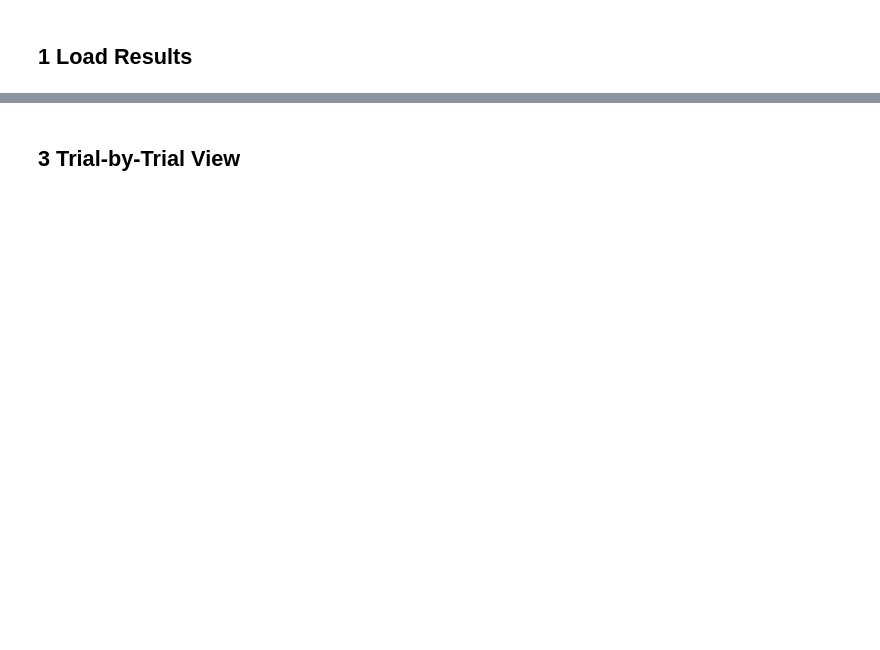
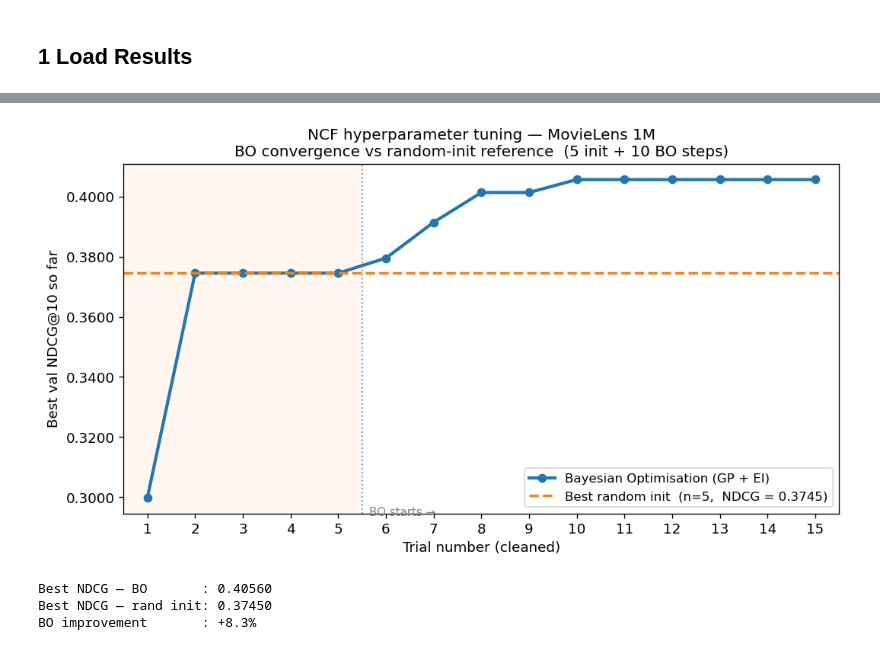
Before and after one commit to ricardo-pc/Bayesian-Optimization-for-ML, a Jupyter notebook: notebooks/01_ncf_bo.ipynb, the cells around one changed output, grey strips where cells are left out. Saved outputs shown, nothing was run; the diff lists cells and outputs as text; code cells hidden in the pictures; blank space fills up the shorter version.

```diff
--- a/notebooks/01_ncf_bo.ipynb
+++ b/notebooks/01_ncf_bo.ipynb
@@ -104,33 +196,46 @@ Best NDCG@10 observed so far vs trial number — the main comparison figure.
 # %%
-n = min(len(bo_df), len(rs_df), len(grid_df))
-trials = np.arange(1, n + 1)
+trials      = bo_df["trial_clean"].values
+best_so_far = bo_df["best_so_far"].values
 
 fig, ax = plt.subplots(figsize=(9, 5))
 
-ax.plot(trials, bo_df["best_so_far"].values[:n],
-        color="tab:blue",  lw=2.5, label="Bayesian Optimisation (GP + EI)")
-ax.plot(trials, rs_df["best_so_far"].values[:n],
-        color="tab:red",   lw=2.5, ls="--", label="Random Search")
-ax.plot(trials, grid_df["best_so_far"].values[:n],
-        color="tab:green", lw=2.5, ls=":",  label="Grid Search ($2^5$)")
+# BO best-so-far curve
+ax.plot(trials, best_so_far,
+        color="tab:blue", lw=2.5, marker="o", ms=6,
+        label="Bayesian Optimisation (GP + EI)")
 
-ax.axvline(N_INIT + 0.5, color="gray", lw=1, ls=":", alpha=0.7)
-ax.text(N_INIT + 0.7, ax.get_ylim()[0] + 0.002, "BO starts", fontsize=9, color="gray")
+# Horizontal reference: best config found by random init
+ax.axhline(BEST_RAND_NDCG, color="tab:orange", lw=2, ls="--",
+           label=f"Best random init  (n={N_INIT},  NDCG = {BEST_RAND_NDCG:.4f})")
 
-ax.set_xlabel("Trial number")
-ax.set_ylabel("Best val NDCG@10 observed so far")
+# Shade the random-init region
+ax.axvspan(0.5, N_INIT + 0.5, alpha=0.06, color="tab:orange", label="_nolegend_")
+
+# Mark BO start
+ax.axvline(N_INIT + 0.5, color="gray", lw=1.2, ls=":", alpha=0.8)
+ax.text(N_INIT + 0.65, best_so_far[0] - 0.003, "BO starts →",
+        fontsize=9, color="gray", va="top")
+
+ax.set_xlabel("Trial number (cleaned)")
+ax.set_ylabel("Best val NDCG@10 so far")
 ax.set_title(
     "NCF hyperparameter tuning — MovieLens 1M\n"
-    "Convergence curves: BO vs Random vs Grid Search"
+    "BO convergence vs random-init reference  (5 init + 10 BO steps)"
 )
-ax.legend(fontsize=10)
+ax.legend(fontsize=10, loc="lower right")
+ax.set_xlim(0.5, len(bo_df) + 0.5)
+ax.set_xticks(trials)
 ax.yaxis.set_major_formatter(mticker.FormatStrFormatter("%.4f"))
 plt.tight_layout()
 plt.savefig("../figures/ncf_convergence.png", bbox_inches="tight")
 plt.show()
 
-print(f"\nFinal best — BO: {bo_df['val_ndcg'].max():.5f}  "
-      f"RS: {rs_df['val_ndcg'].max():.5f}  "
-      f"Grid: {grid_df['val_ndcg'].max():.5f}")
+bo_improvement = (bo_df["val_ndcg"].max() - BEST_RAND_NDCG) / BEST_RAND_NDCG * 100
+print(f"Best NDCG — BO       : {bo_df['val_ndcg'].max():.5f}")
+print(f"Best NDCG — rand init: {BEST_RAND_NDCG:.5f}")
+print(f"BO improvement       : +{bo_improvement:.1f}%")
+# %% [output]
+[figure, added]
+Best NDCG — BO       : 0.40560
+Best NDCG — rand init: 0.37450
+BO improvement       : +8.3%
-# %% [markdown]
-## 3  Trial-by-Trial View
```
Also changed, not shown: parts of 20 cells of this notebook, 35 other files.
